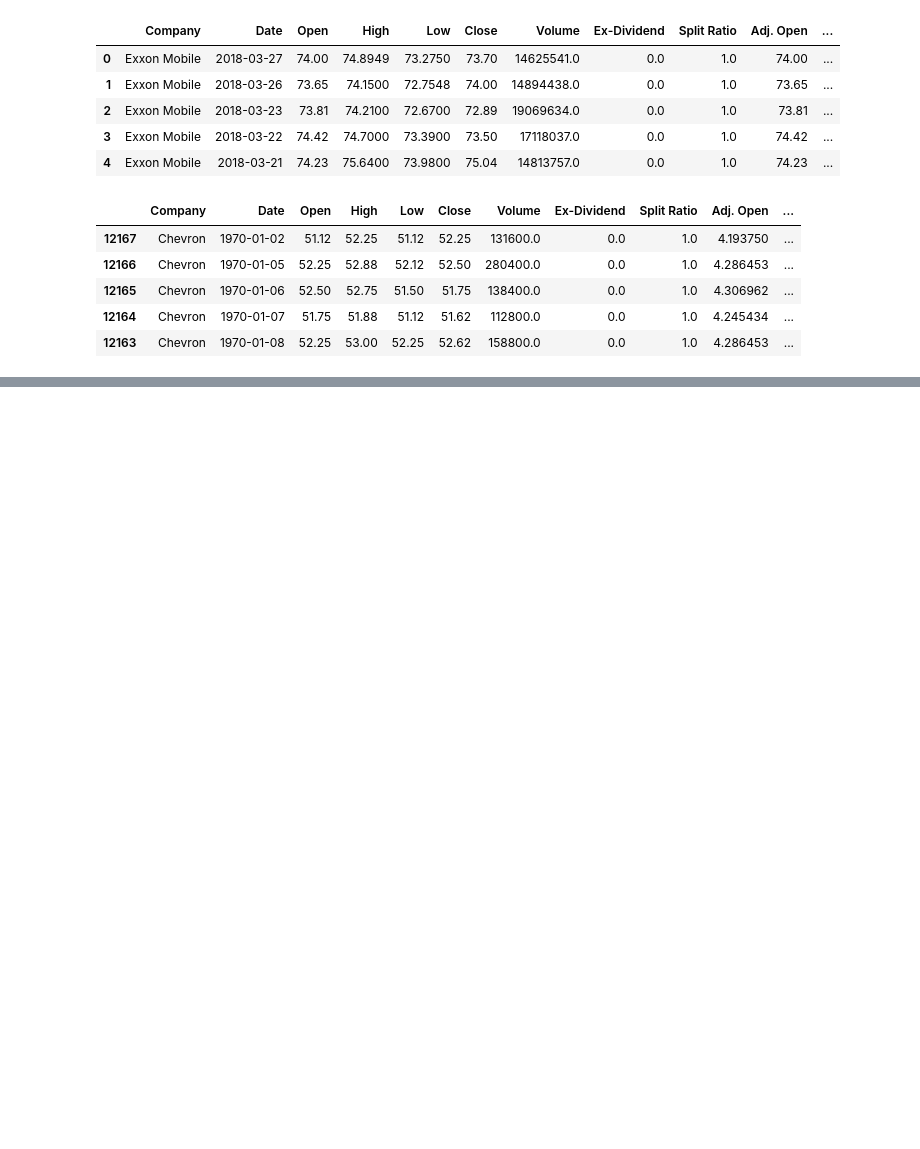
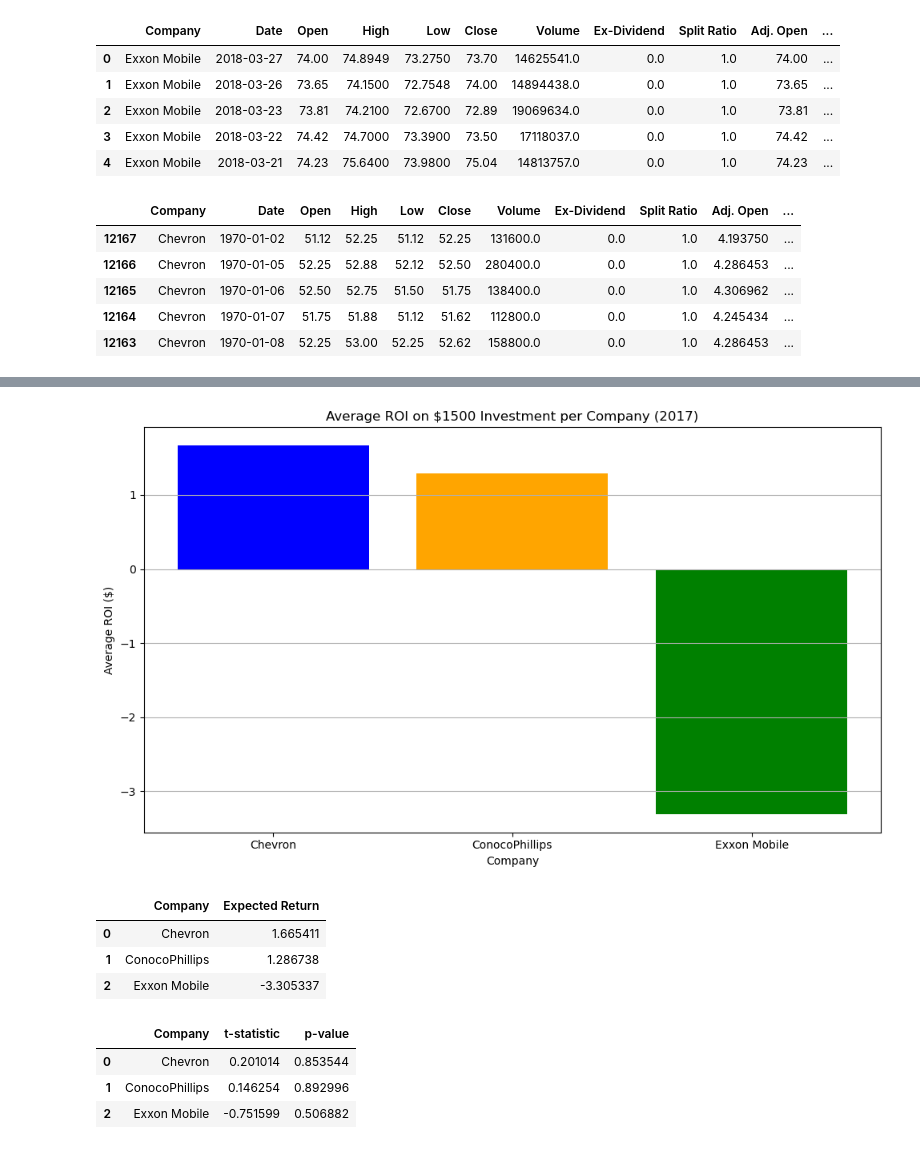
Before and after one commit to KendallBurkett/Project-1, a Jupyter notebook: oil_company_analysis.ipynb, the cells around one changed output, grey strips where cells are left out. Cells and saved outputs as stored; diff of their text form; code cells hidden in the pictures; blank space fills up the shorter version.

```diff
--- a/oil_company_analysis.ipynb
+++ b/oil_company_analysis.ipynb
@@ -179,0 +231,59 @@ See the caveats in the documentation: https://pandas.pydata.org/pandas-docs/stab
+# %%
+# Ensure that 'Expected Return' is correctly calculated and remains numeric
+quarterly_returns['Expected Return'] = initial_investment * (quarterly_returns['Percentage Change'] / 100)
+
+# Convert the Quarter to a string for consistency
+quarterly_returns['Quarter'] = quarterly_returns['Quarter'].astype(str)
+
+# Calculate the average ROI for each company
+average_roi = quarterly_returns.groupby('Company').agg({
+    'Expected Return': 'mean'
+}).reset_index()
+
+# Plot the average ROI
+plt.figure(figsize=(10, 6))
+plt.bar(average_roi['Company'], average_roi['Expected Return'], color=[colors[company] for company in average_roi['Company']])
+
+plt.title('Average ROI on $1500 Investment per Company (2017)')
+plt.ylabel('Average ROI ($)')
+plt.xlabel('Company')
+plt.grid(axis='y')
+plt.tight_layout()
+plt.savefig('outputs/average_roi.png')
+plt.show()
+
+average_roi
+# %% [output]
+[figure, added]
+|  | Company | Expected Return |
+| 0 | Chevron | 1.665411 |
+| 1 | ConocoPhillips | 1.286738 |
+| 2 | Exxon Mobile | -3.305337 |
+# %%
+from scipy import stats
+
+# Calculate the t-statistic and p-value for each company
+results = []
+
+for company in average_roi['Company']:
+    roi_data = quarterly_returns[quarterly_returns['Company'] == company]['Expected Return']
+
+    # Perform a one-sample t-test against the null hypothesis that the mean ROI = 0
+    t_stat, p_value = stats.ttest_1samp(roi_data, 0)
+
+    results.append({
+        'Company': company,
+        't-statistic': t_stat,
+        'p-value': p_value
+    })
+
+# Convert results to DataFrame
+p_value_df = pd.DataFrame(results)
+
+# Display the results
+p_value_df
+# %% [output]
+|  | Company | t-statistic | p-value |
+| 0 | Chevron | 0.201014 | 0.853544 |
+| 1 | ConocoPhillips | 0.146254 | 0.892996 |
+| 2 | Exxon Mobile | -0.751599 | 0.506882 |
```
Also changed, not shown: parts of 14 cells of this notebook, 1 other file.
